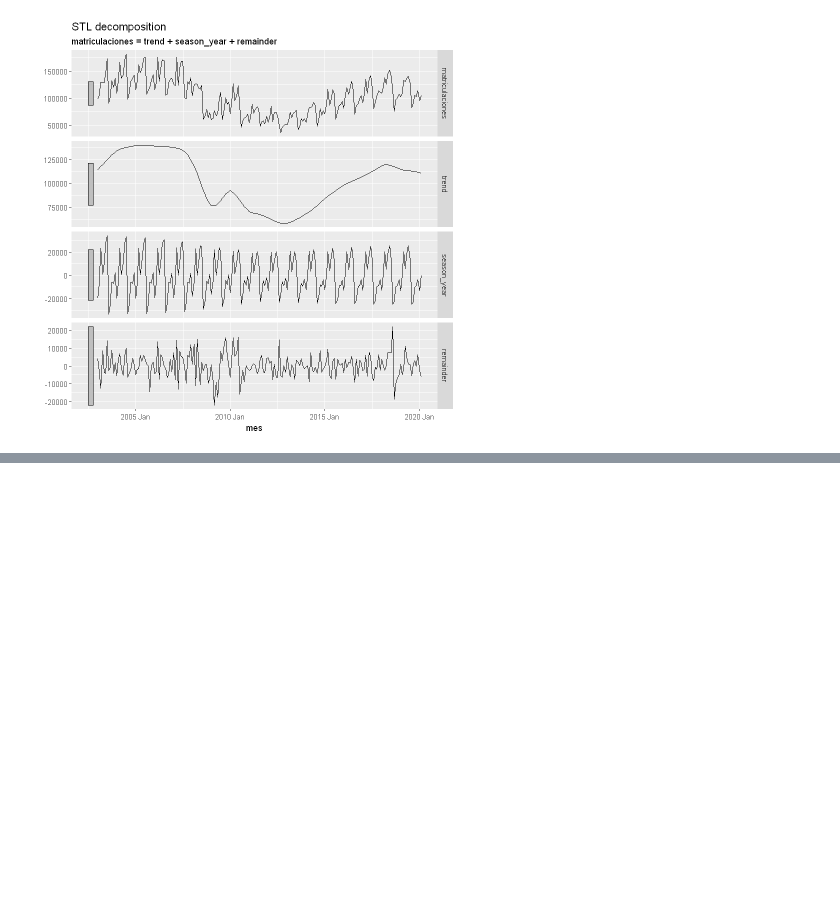
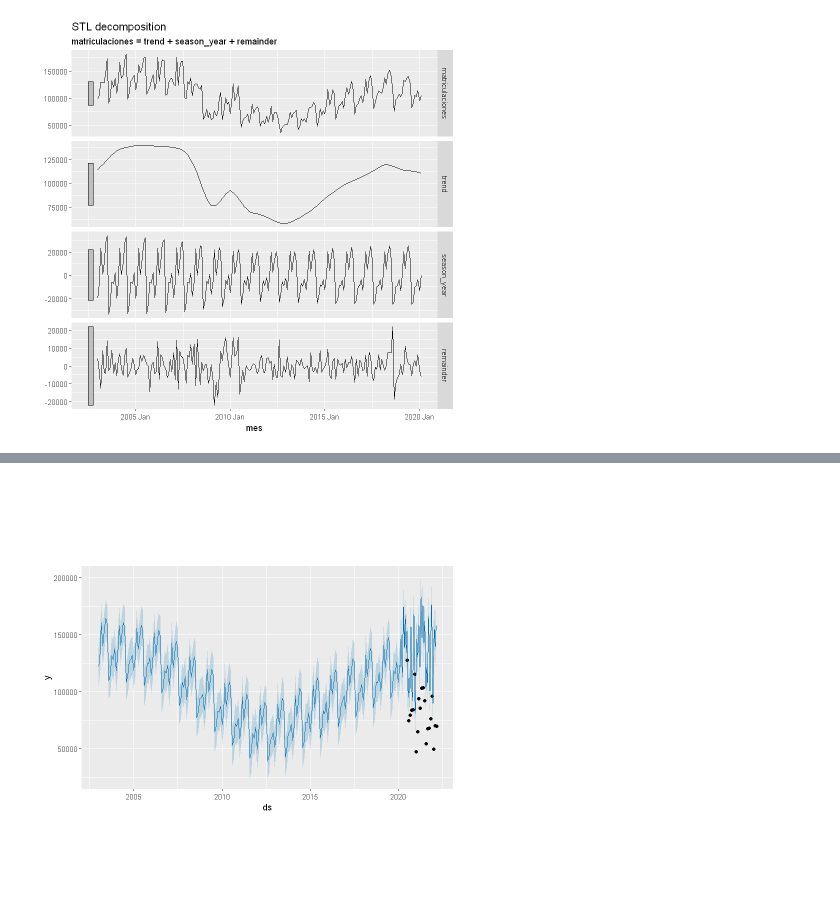
Before and after one commit to Atuneros/trabajos, a Jupyter notebook: machine_learning2/practica3.ipynb, the cells around one changed output, grey strips where cells are left out. Saved outputs shown, nothing was run; the diff lists cells and outputs as text; code cells hidden in the pictures; blank space fills up the shorter version.

```diff
--- a/machine_learning2/practica3.ipynb
+++ b/machine_learning2/practica3.ipynb
@@ -242,0 +244,2 @@ fit2 %>% forecast(h = 1) %>%
+# %%
+m <- prophet(serie_2022)
@@ -242,0 +254,8 @@ fit2 %>% forecast(h = 1) %>%
+# %%
+future <- make_future_dataframe(m, periods = 365)
+# %%
+forecast <- predict(m, future)
+# %%
+plot(m, forecast)
+# %% [output]
+[figure, added]
```
Also changed, not shown: parts of 17 cells of this notebook.
